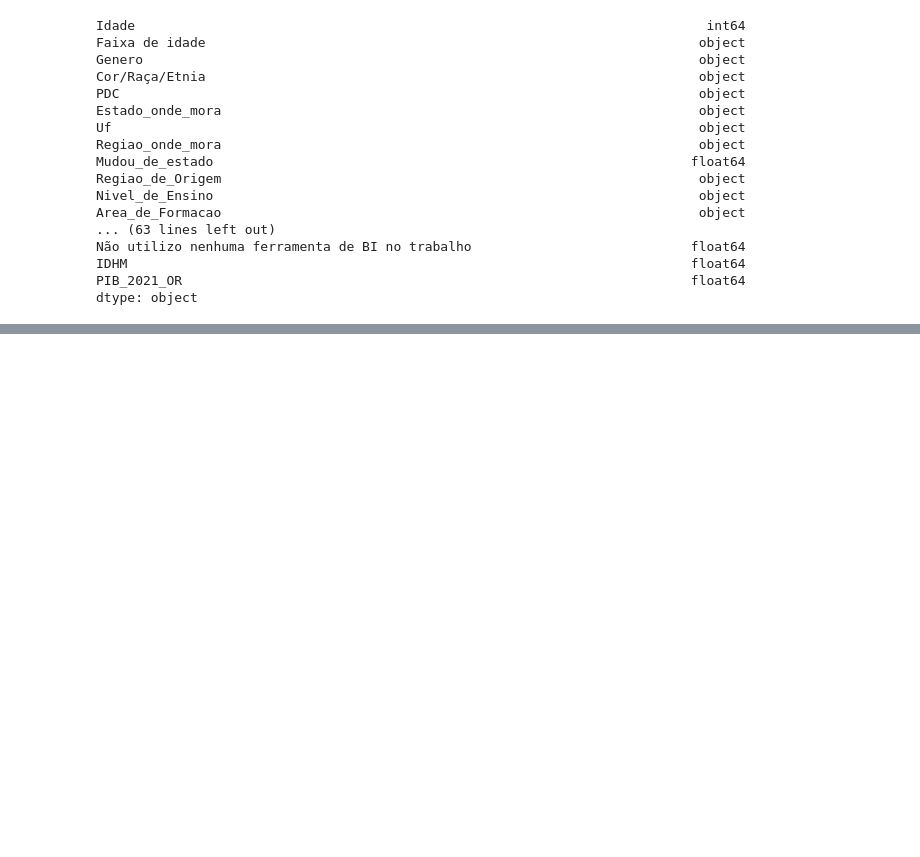
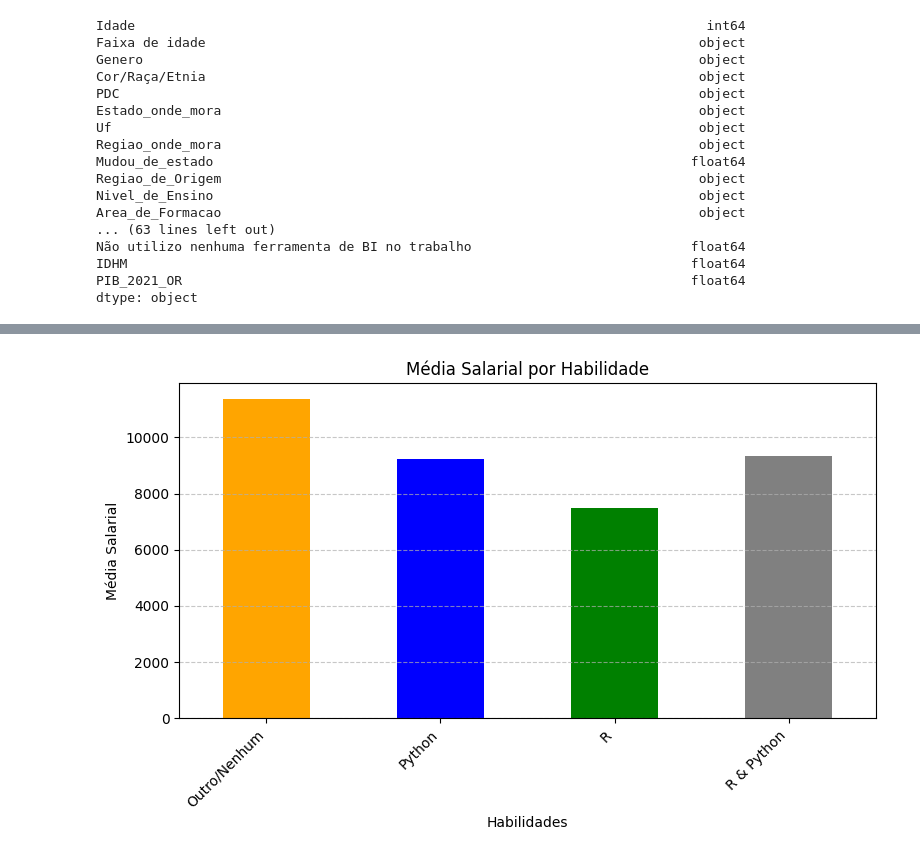
Before and after one commit to antonioaugusto-tech/ppl-cd-pcd-sist-int-2025-1-grupo-5-Salarios-de-Profissionais, a Jupyter notebook: src/hip_ferramentas_salario.ipynb, the cells around one changed output, grey strips where cells are left out. Cells and saved outputs as stored; diff of their text form; code cells hidden in the pictures; blank space fills up the shorter version.

```diff
--- a/src/hip_ferramentas_salario.ipynb
+++ b/src/hip_ferramentas_salario.ipynb
@@ -85,0 +125,31 @@ plt.show()
+# %%
+# Python x R
+def categorizacao_python_r(row):
+    if row['R'] > 0 and row['Python'] > 0:
+        return 'R & Python'
+    elif row['R'] > 0:
+        return 'R'
+    elif row['Python'] > 0:
+        return 'Python'
+    else:
+        return 'Outro/Nenhum'
+
+df_original['Python_ou_R'] = df_original.apply(categorizacao_python_r, axis=1) # Adicione uma nova coluna ao DataFrame que categoria o trabalhador. 'Axis = 1' => Linha por linha
+
+# Calcular a média salarial para cada categoria
+media_salariais = df_original.groupby('Python_ou_R')['Salario_Medio'].mean()
+
+# Plotar o gráfico de barras
+plt.figure(figsize=(8, 5))
+media_salariais.plot(kind='bar', color=['orange', 'blue', 'green', 'gray'])
+plt.title('Média Salarial por Habilidade')
+plt.xlabel('Habilidades')
+plt.ylabel('Média Salarial')
+plt.xticks(rotation=45, ha='right')
+plt.grid(axis='y', linestyle='--', alpha=0.7)
+plt.tight_layout()
+
+# Exibe o gráfico
+plt.show()
+# %% [output]
+[figure, added]
```
Also changed, not shown: parts of 5 cells of this notebook.
